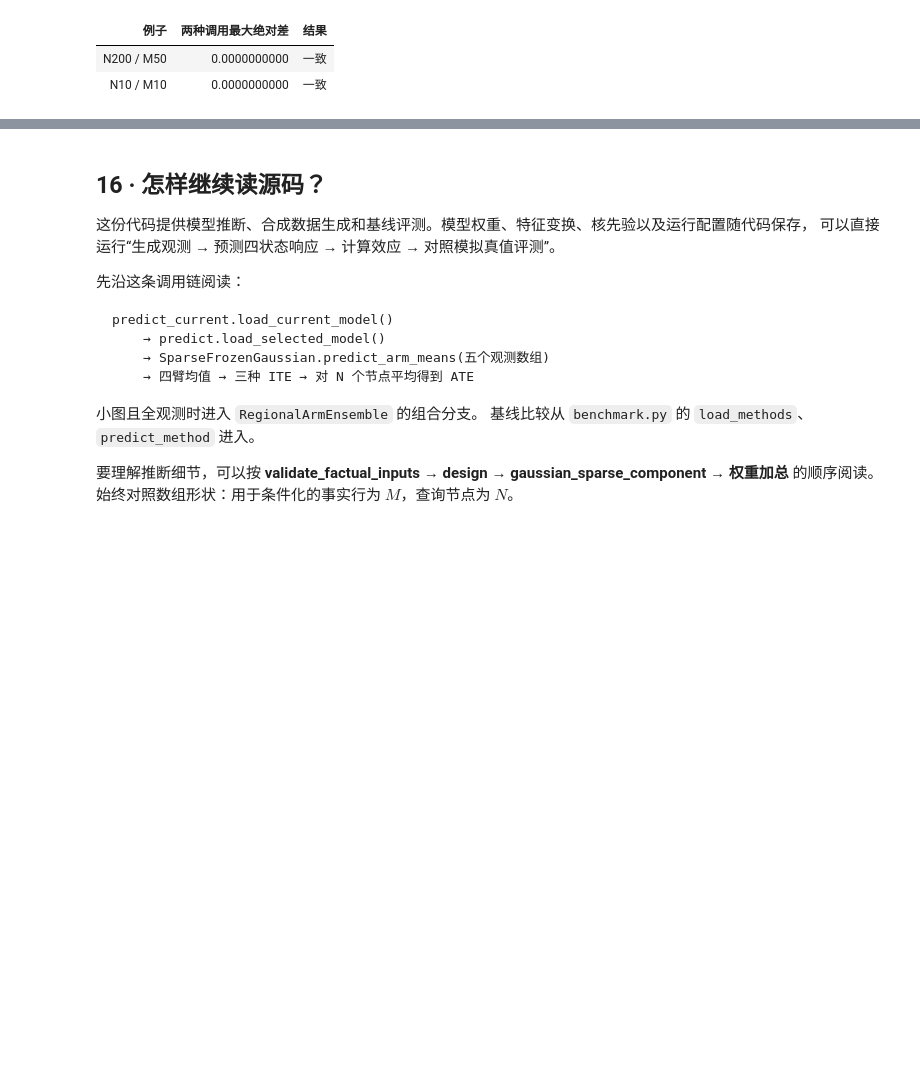
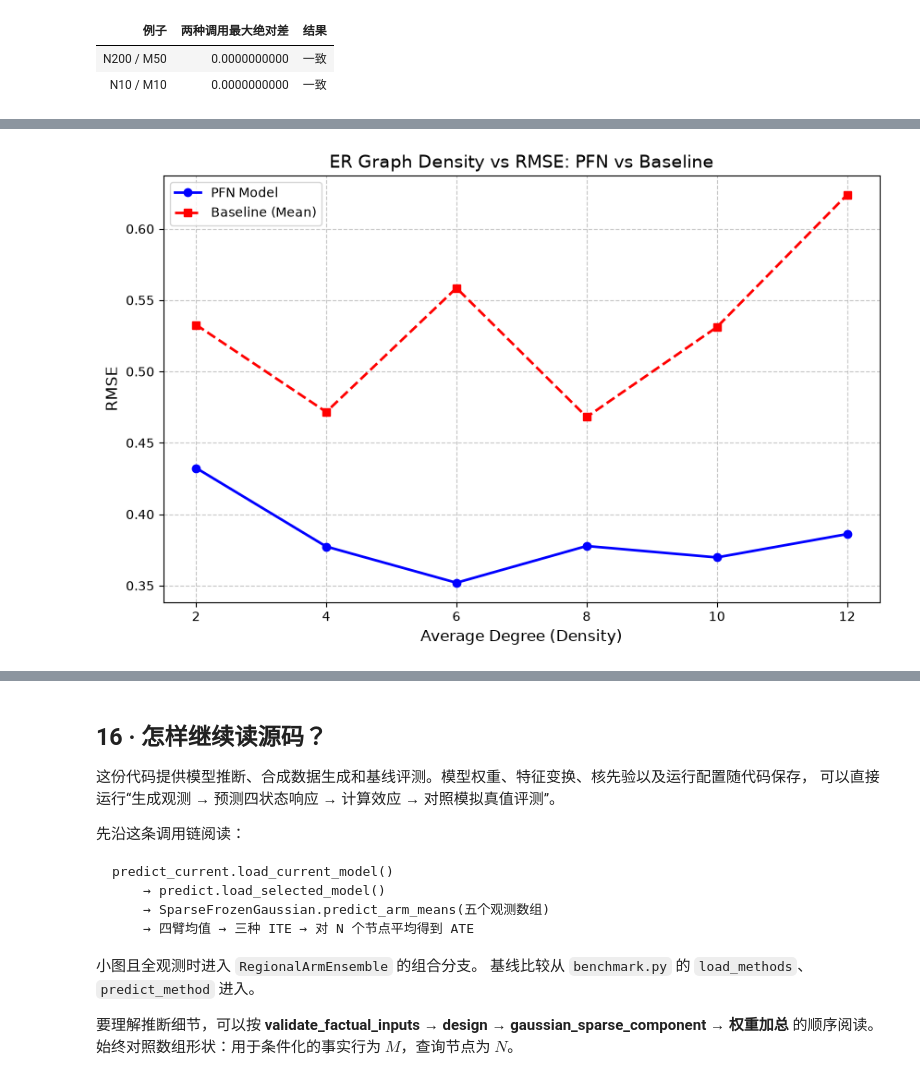
Before and after one commit to Erkennenden/causalpfn-student, a Jupyter notebook: iPFN_demo/notebooks/current_ipfn_student_walkthrough.ipynb, the cells around one changed output, grey strips where cells are left out. Saved outputs shown, nothing was run; the diff lists cells and outputs as text; code cells hidden in the pictures; blank space fills up the shorter version.

```diff
--- a/iPFN_demo/notebooks/current_ipfn_student_walkthrough.ipynb
+++ b/iPFN_demo/notebooks/current_ipfn_student_walkthrough.ipynb
@@ -882,3 +882,96 @@ Current iPFN: N=10 m=10; route=regional calibrated ensemble
 | 例子 | 两种调用最大绝对差 | 结果 |
 | N200 / M50 | 0.0000000000 | 一致 |
 | N10 / M10 | 0.0000000000 | 一致 |
+# %%
+import sys
+import numpy as np
+import networkx as nx
+import matplotlib.pyplot as plt
+import pandas as pd
+
+# 导入所需的底层模块
+sys.path.insert(0, r"D:\causalpfn-student\iPFN_demo\code\sparse_j")
+from pfn_social.phase6_limited_outcomes import generate_mechanism, make_observed_draw
+from predict import load_selected_model
+
+# 加载 PFN 模型
+model = load_selected_model()
+
+degrees_to_test = [2, 4, 6, 8, 10, 12]
+rmse_pfn_results = []
+rmse_baseline_results = []
+
+print("开始批量测试不同密度的 ER 图，请稍候...")
+
+for deg in degrees_to_test:
+    # 1. 生成基础机制和观测数据
+    mech_test = generate_mechanism(3, 0)
+    obs_rows, _ = make_observed_draw(mech_test, 0)
+    chosen = next(row for row in obs_rows if row["m_observed"] == 50)
+    inputs_test = {k: v.numpy().copy() for k, v in chosen["batch"].items()}
+
+    # 2. 生成对应密度的 ER 图 (保证没有孤立节点)
+    N = inputs_test["adjacency"].shape[0]
+    target_edges = int(N * deg / 2)
+    G_test = nx.cycle_graph(N)
+    remaining_edges = target_edges - N
+    if remaining_edges > 0:
+        possible_edges = list(nx.non_edges(G_test))
+        np.random.shuffle(possible_edges)
+        G_test.add_edges_from(possible_edges[:remaining_edges])
+    inputs_test["adjacency"] = nx.to_numpy_array(G_test, dtype=np.float32)
+
+    # 3. PFN 模型预测
+    preds_flat_test = model.predict_arm_means(**inputs_test)
+    preds_pfn = preds_flat_test.reshape(-1, 2, 2)
+
+    # 4. 基线预测：计算每种 (t,s) 状态下的平均观测值
+    T = inputs_test['treatment']
+    A = inputs_test['adjacency']
+    obs_idx = inputs_test['observed_indices']
+    Y_obs = inputs_test['outcomes_observed']
+
+    degree = A.sum(axis=1)
+    neighbor_treatment_sum = A @ T
+    exposure_ratio = np.divide(neighbor_treatment_sum, degree, out=np.zeros_like(neighbor_treatment_sum), where=degree!=0)
+    S = (exposure_ratio >= 0.5).astype(int)
+
+    preds_baseline = np.zeros((N, 2, 2))
+    for t in [0, 1]:
+        for s in [0, 1]:
+            mask = (T[obs_idx] == t) & (S[obs_idx] == s)
+            mean_val = Y_obs[mask].mean() if mask.sum() > 0 else 0.0
+            preds_baseline[:, t, s] = mean_val
+
+    # 5. 计算两者 RMSE
+    true_mu_test = mech_test.parent.truth.reshape(-1, 2, 2)
+    rmse_pfn = np.sqrt(np.mean((preds_pfn - true_mu_test) ** 2))
+    rmse_base = np.sqrt(np.mean((preds_baseline - true_mu_test) ** 2))
+
+    rmse_pfn_results.append(rmse_pfn)
+    rmse_baseline_results.append(rmse_base)
+    print(f"平均度数 {deg:2d} | PFN RMSE: {rmse_pfn:.4f} | Baseline RMSE: {rmse_base:.4f}")
+
+# 6. 画双折线图对比
+plt.figure(figsize=(10, 6))
+plt.plot(degrees_to_test, rmse_pfn_results, marker='o', linestyle='-', color='b', linewidth=2, label='PFN Model')
+plt.plot(degrees_to_test, rmse_baseline_results, marker='s', linestyle='--', color='r', linewidth=2, label='Baseline (Mean)')
+plt.title("ER Graph Density vs RMSE: PFN vs Baseline", fontsize=14)
+plt.xlabel("Average Degree (Density)", fontsize=12)
+plt.ylabel("RMSE", fontsize=12)
+plt.grid(True, linestyle='--', alpha=0.7)
+plt.xticks(degrees_to_test)
+plt.legend()
+plt.show()
+
+# 7. 保存结果到 CSV 文件
+df_results = pd.DataFrame({
+    'Average_Degree': degrees_to_test,
+    'PFN_RMSE': rmse_pfn_results,
+    'Baseline_RMSE': rmse_baseline_results
+})
+df_results.to_csv('E1_1_results.csv', index=False)
+print("✅ 结果已成功保存为 E1_1_results.csv")
+plt.savefig('E1_1_plot.png', dpi=300, bbox_inches='tight')
+print("✅ 图片已成功保存为 E1_1_plot.png")
+# %% [output]
@@ -884,0 +985 @@ Current iPFN: N=10 m=10; route=regional calibrated ensemble
+[figure, added]
```
Also changed, not shown: parts of 5 cells of this notebook, 4 other files.
